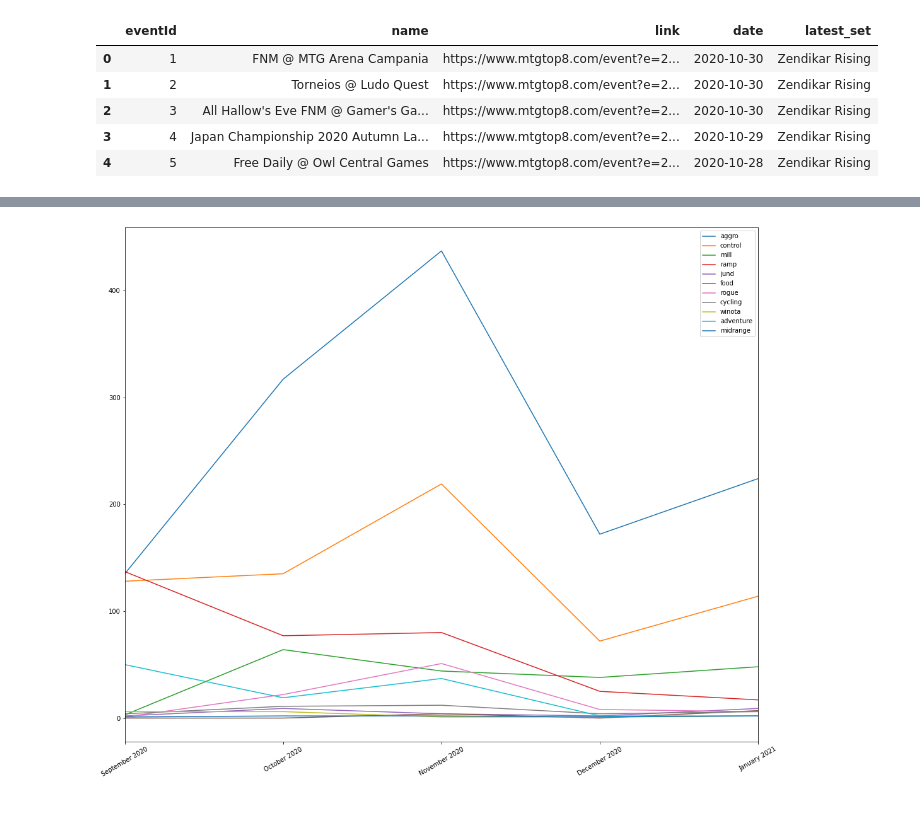
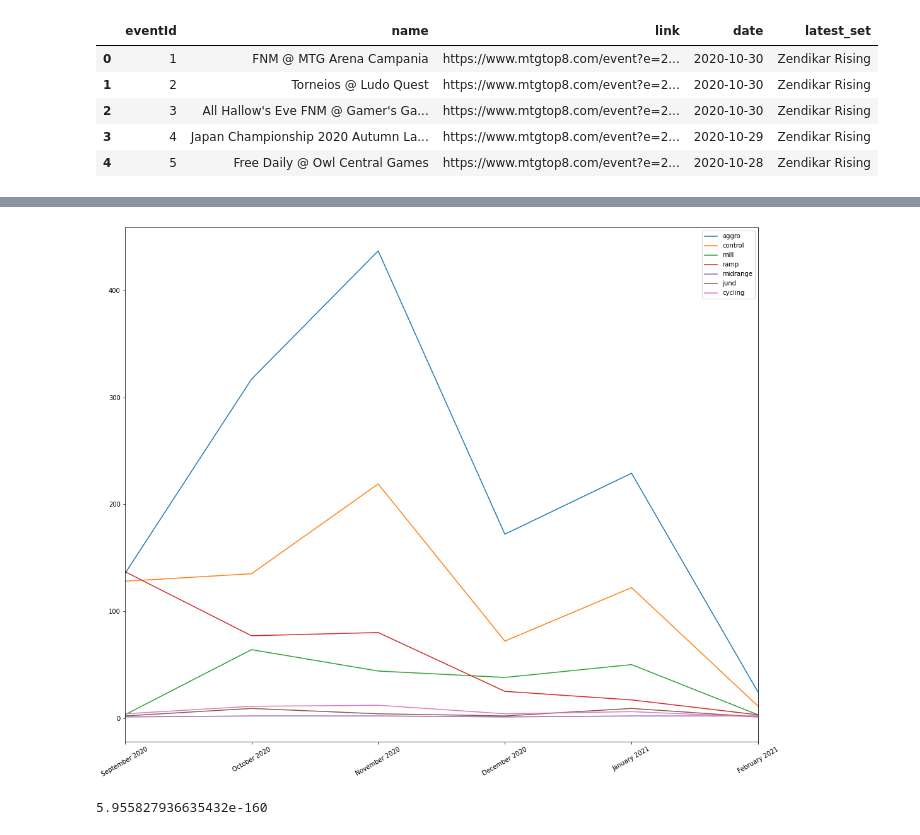
Before and after one commit to greg-martinez44/mtg_scraper, a Jupyter notebook: notebooks/Vizuals.ipynb, the cells around one changed output, grey strips where cells are left out. Cells and saved outputs as stored; diff of their text form; code cells hidden in the pictures.

```diff
--- a/notebooks/Vizuals.ipynb
+++ b/notebooks/Vizuals.ipynb
@@ -356,27 +358,27 @@ categories_over_time(full_table)
 # %%
 def archetypes_over_time(df):
     this_df = sort_by_date(df)
 
     grouped_df = (
         this_df
         .groupby(["month_year", "archetype"])["deckId"]
         .nunique()
         .reset_index()
     )
     top_archetypes = this_df[
         this_df["month_year"] == this_df["month_year"].max()
     ]["archetype"].value_counts().index[:15]
 
     plt.figure(figsize=(18, 15))
     for archetype in top_archetypes:
         archetype_df = grouped_df[grouped_df["archetype"]==archetype]
         plt.plot(archetype_df["month_year"], archetype_df["deckId"], label=archetype)
 
     plt.xticks(rotation=30)
-    plt.xlim(["September 2020", "January 2021"])
+    plt.xlim(["September 2020", "February 2021"])
     plt.legend()
     plt.show()
 
 archetypes_over_time(full_table)
 # %% [output]
-[figure, old version]
+[figure, new version]
@@ -382,0 +392,4 @@ archetypes_over_time(full_table)
+# %%
+arena_vs_nonarena(full_table)
+# %% [output]
+5.955827936635432e-160
```
Also changed, not shown: parts of 27 cells of this notebook, 1 other file.
